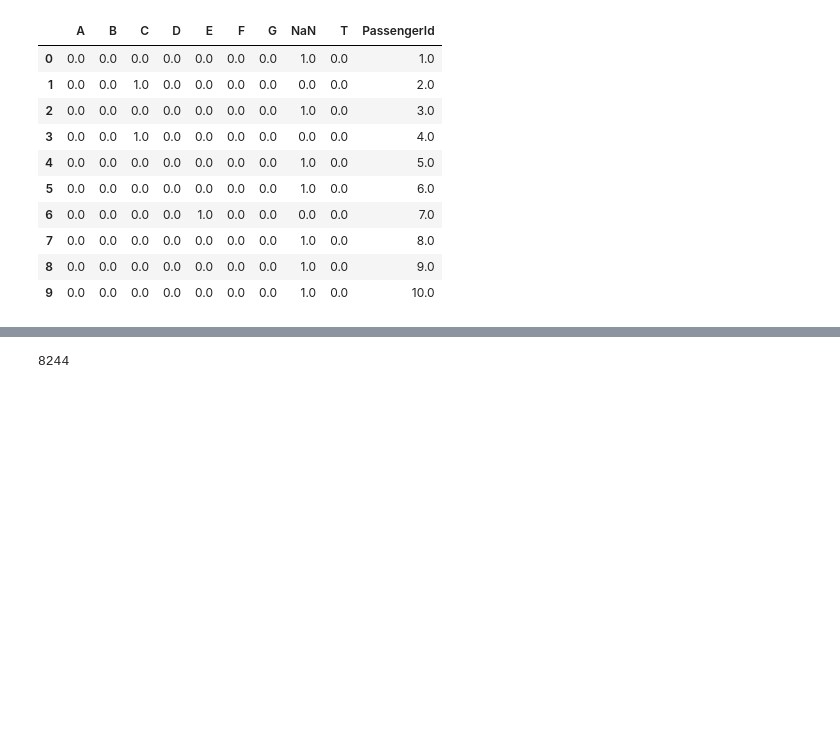
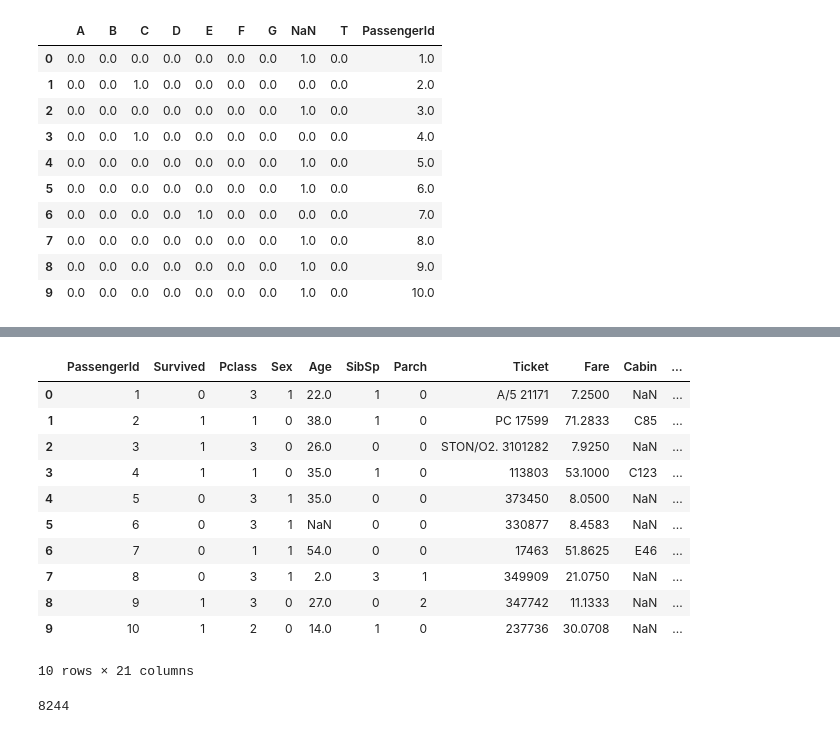
Before and after one commit to abobreshov/kaggle_titanic, a Jupyter notebook: notebook/dataInvestigation.ipynb, the cells around one changed output, grey strips where cells are left out. Cells and saved outputs as stored; diff of their text form; code cells hidden in the pictures; blank space fills up the shorter version.

Commit message:
data set analysis update - Name prefix

```diff
--- a/notebook/dataInvestigation.ipynb
+++ b/notebook/dataInvestigation.ipynb
@@ -124,8 +124,8 @@ d.head(10)
 | 9 | 0.0 | 0.0 | 0.0 | 0.0 | 0.0 | 0.0 | 0.0 | 1.0 | 0.0 | 10.0 |
 # %%
 
-ntr_data = pd.merge(training_data, d, how='left', on='PassengerId')
-ntr_data.head(5)
+train_df = pd.merge(training_data, d, how='left', on='PassengerId')
+train_df.head(5)
 # %% [output]
 |  | PassengerId | Survived | Pclass | Name | Sex | Age | SibSp | Parch | Ticket | Fare | ... |
 | 0 | 1 | 0 | 3 | Braund, Mr. Owen Harris | male | 22.0 | 1 | 0 | A/5 21171 | 7.2500 | ... |
@@ -144,0 +137,17 @@ SyntaxError: unexpected EOF while parsing (<ipython-input-206-3ec081a939a0>, lin
+# %%
+def prefix_name_parser(name):
+    return name[name.rfind(',')+1:name.rfind('.')].strip()
+
+
+prefix_name_data = training_data['Name'].str.extract(' ([A-Za-z]+)\.', expand=False)
+train_df['NamePrefix'] = prefix_name_data
+titles = {"Mr": 1, "Miss": 2, "Mrs": 3, "Master": 4, "Rare": 5}
+train_df['NamePrefix'] = train_df['NamePrefix'].replace(['Lady', 'Countess','Capt', 'Col','Don', 'Dr','Major', 'Rev', 'Sir', 'Jonkheer', 'Dona'], 'Rare')
+train_df['NamePrefix'] = train_df['NamePrefix'].replace('Mlle', 'Miss')
+train_df['NamePrefix'] = train_df['NamePrefix'].replace('Ms', 'Miss')
+train_df['NamePrefix'] = train_df['NamePrefix'].replace('Mme', 'Mrs')
+train_df['NamePrefix'] = train_df['NamePrefix'].map(titles)
+train_df['NamePrefix'].fillna(0)
+prefix_name_data.value_counts()
+
+# train_df = train_df.drop(['Name'], axis=1)
@@ -145,3 +173,21 @@ SyntaxError: unexpected EOF while parsing (<ipython-input-206-3ec081a939a0>, lin
+# %%
+# map sex
+train_df['Sex'] =  train_df['Sex'].map({'male': 1, 'female': 0})
+
+train_df.head(10)
+# %% [output]
+|  | PassengerId | Survived | Pclass | Sex | Age | SibSp | Parch | Ticket | Fare | Cabin | ... |
+| 0 | 1 | 0 | 3 | 1 | 22.0 | 1 | 0 | A/5 21171 | 7.2500 | NaN | ... |
+| 1 | 2 | 1 | 1 | 0 | 38.0 | 1 | 0 | PC 17599 | 71.2833 | C85 | ... |
+| 2 | 3 | 1 | 3 | 0 | 26.0 | 0 | 0 | STON/O2. 3101282 | 7.9250 | NaN | ... |
+| 3 | 4 | 1 | 1 | 0 | 35.0 | 1 | 0 | 113803 | 53.1000 | C123 | ... |
+| 4 | 5 | 0 | 3 | 1 | 35.0 | 0 | 0 | 373450 | 8.0500 | NaN | ... |
+| 5 | 6 | 0 | 3 | 1 | NaN | 0 | 0 | 330877 | 8.4583 | NaN | ... |
+| 6 | 7 | 0 | 1 | 1 | 54.0 | 0 | 0 | 17463 | 51.8625 | E46 | ... |
+| 7 | 8 | 0 | 3 | 1 | 2.0 | 3 | 1 | 349909 | 21.0750 | NaN | ... |
+| 8 | 9 | 1 | 3 | 0 | 27.0 | 0 | 2 | 347742 | 11.1333 | NaN | ... |
+| 9 | 10 | 1 | 2 | 0 | 14.0 | 1 | 0 | 237736 | 30.0708 | NaN | ... |
+10 rows × 21 columns
 # %%
 training_data[training_data['Cabin'].isna()].size
 # %% [output]
```
Also changed, not shown: parts of 3 cells of this notebook.
